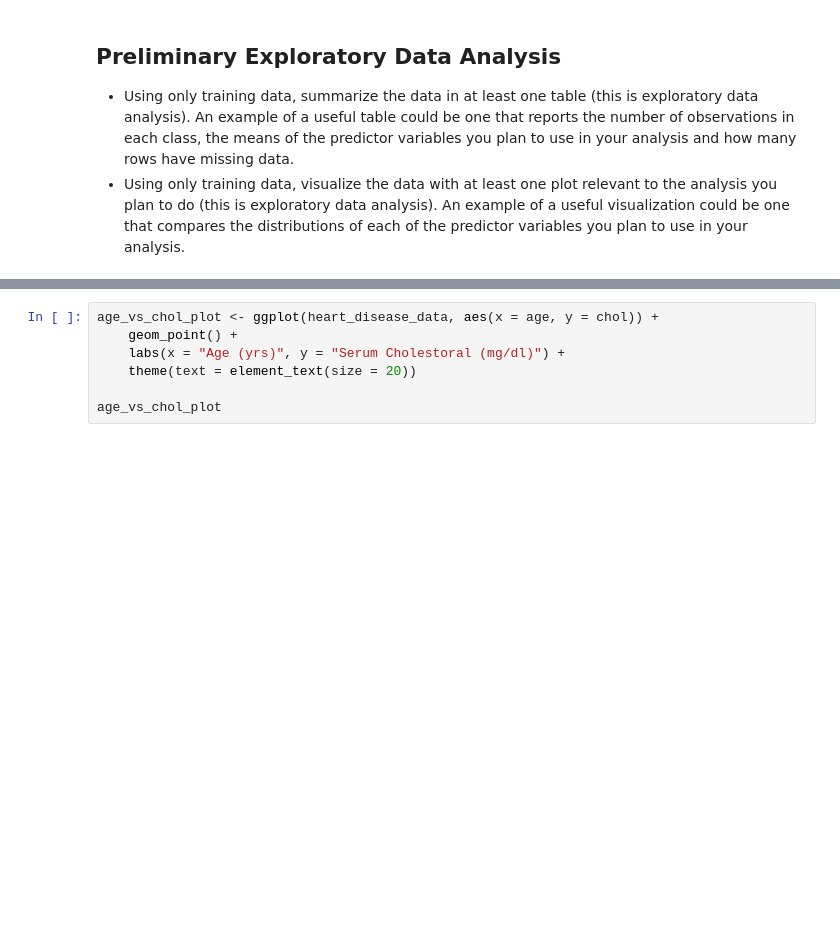
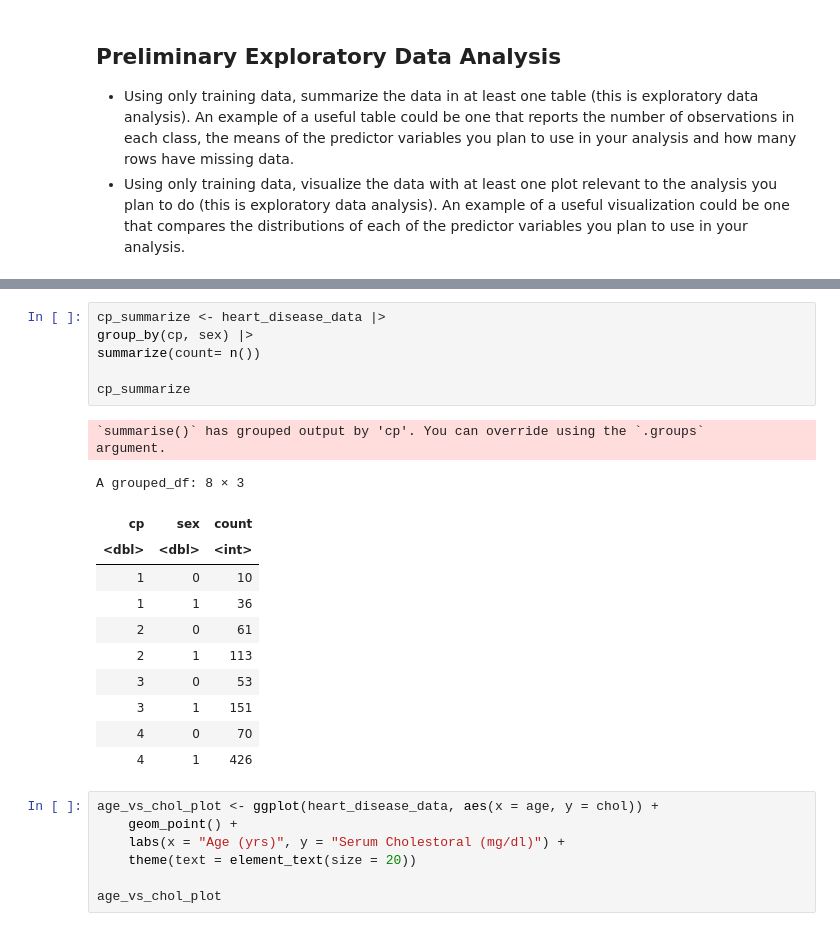
Before and after one commit to aaelbaz/DSCI-100-Group-Project, a Jupyter notebook: group_project_proposal.ipynb, the cells around one changed output, grey strips where cells are left out. Drawn from its saved outputs; the diff is of its cells as text; blank space fills up the shorter version.

Commit message:
Created a summarizing table

```diff
--- a/group_project_proposal.ipynb
+++ b/group_project_proposal.ipynb
@@ -86,6 +86,26 @@ A tibble: 6 × 15
 | 36 | 1 | 4 | 110 | 0 | NA | 0 | 125 | 1 | 1.0 | 2 | NA | ... |
 | 38 | 0 | 4 | 105 | 0 | NA | 0 | 166 | 0 | 2.8 | 1 | NA | ... |
 | 38 | 0 | 4 | 110 | 0 | 0 | 0 | 156 | 0 | 0.0 | 2 | NA | ... |
+# %%
+cp_summarize <- heart_disease_data |>
+group_by(cp, sex) |>
+summarize(count= n())
+
+cp_summarize
+# %% [output]
+`summarise()` has grouped output by 'cp'. You can override using the `.groups`
+argument.
+A grouped_df: 8 × 3
+| cp | sex | count |
+| <dbl> | <dbl> | <int> |
+| 1 | 0 | 10 |
+| 1 | 1 | 36 |
+| 2 | 0 | 61 |
+| 2 | 1 | 113 |
+| 3 | 0 | 53 |
+| 3 | 1 | 151 |
+| 4 | 0 | 70 |
+| 4 | 1 | 426 |
 # %%
 age_vs_chol_plot <- ggplot(heart_disease_data, aes(x = age, y = chol)) +
     geom_point() +
```
Also changed, not shown: parts of 1 cell of this notebook.
